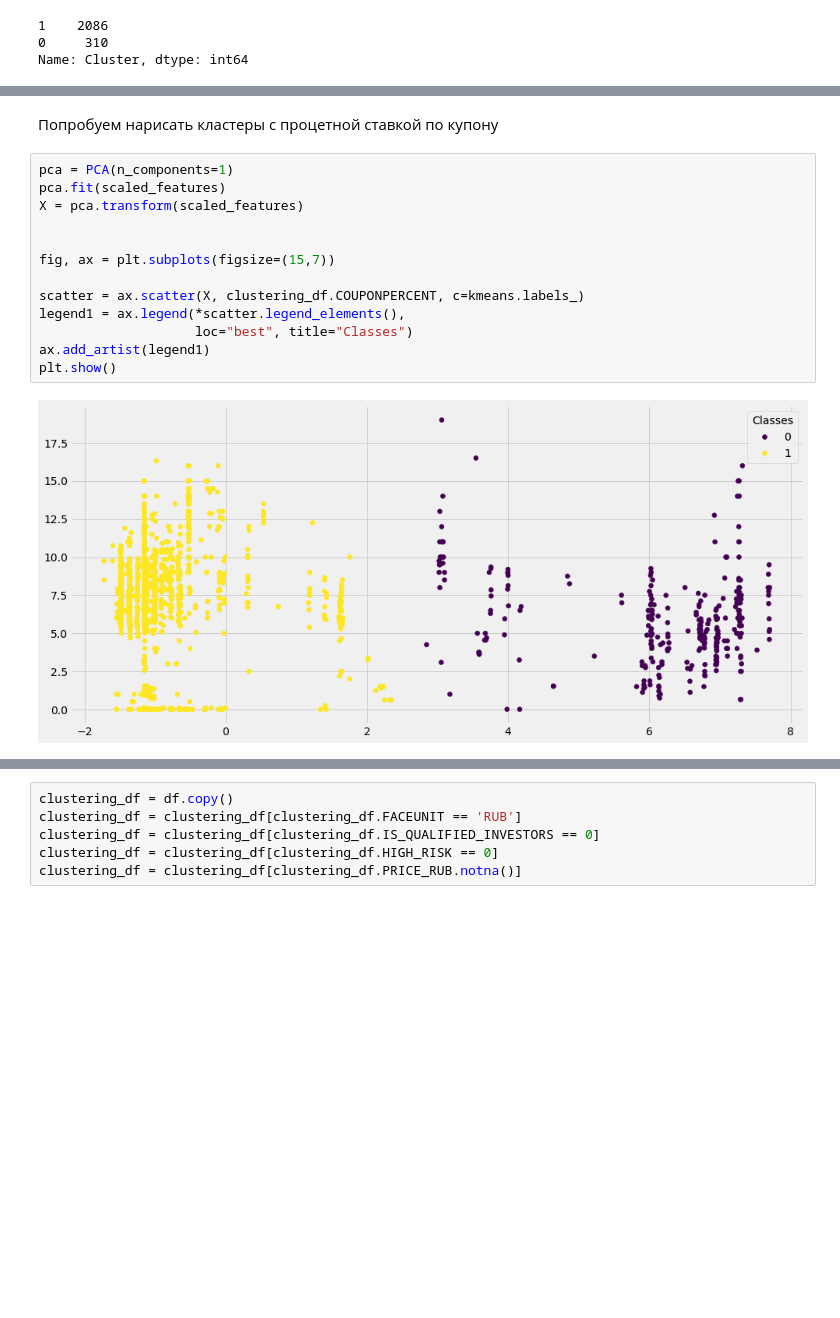
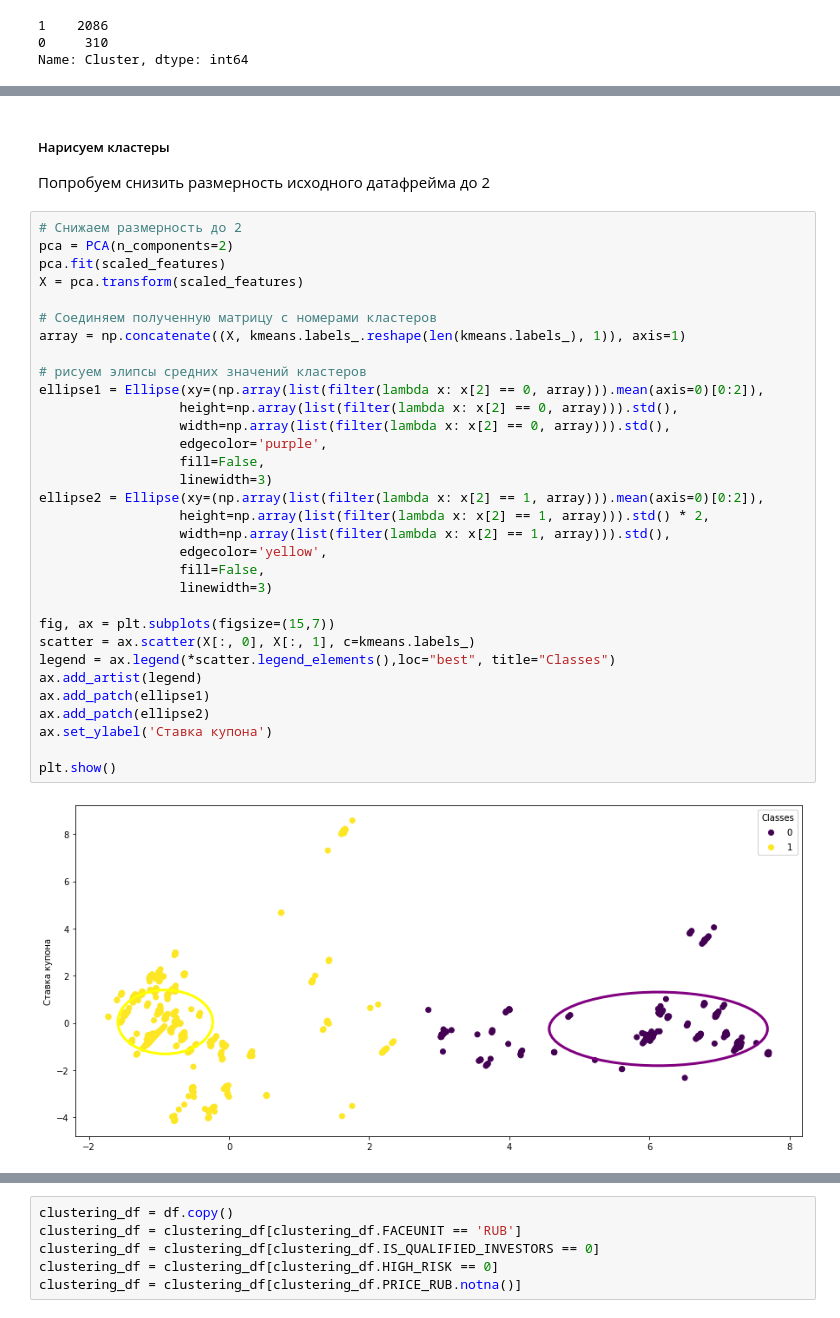
Before and after one commit to buxkirill/reboot_DA, a Jupyter notebook: final_project/final_project.ipynb, the cells around one changed output, grey strips where cells are left out. Cells and saved outputs as stored; diff of their text form; blank space fills up the shorter version.

```diff
--- a/final_project/final_project.ipynb
+++ b/final_project/final_project.ipynb
@@ -362,17 +358,37 @@ plt.show()
-# %% [markdown]
-Попробуем нарисать кластеры с процетной ставкой по купону
-# %%
-pca = PCA(n_components=1)
-pca.fit(scaled_features)
-X = pca.transform(scaled_features)
-
-
-fig, ax = plt.subplots(figsize=(15,7))
-
-scatter = ax.scatter(X, clustering_df.COUPONPERCENT, c=kmeans.labels_)
-legend1 = ax.legend(*scatter.legend_elements(),
-                    loc="best", title="Classes")
-ax.add_artist(legend1)
-plt.show()
-# %% [output]
-[figure, removed]
+# %% [markdown]
+##### Нарисуем кластеры
+Попробуем снизить размерность исходного датафрейма до 2
+# %%
+# Снижаем размерность до 2
+pca = PCA(n_components=2)
+pca.fit(scaled_features)
+X = pca.transform(scaled_features)
+
+# Соединяем полученную матрицу с номерами кластеров
+array = np.concatenate((X, kmeans.labels_.reshape(len(kmeans.labels_), 1)), axis=1)
+
+# рисуем элипсы средних значений кластеров
+ellipse1 = Ellipse(xy=(np.array(list(filter(lambda x: x[2] == 0, array))).mean(axis=0)[0:2]),
+                  height=np.array(list(filter(lambda x: x[2] == 0, array))).std(),
+                  width=np.array(list(filter(lambda x: x[2] == 0, array))).std(),
+                  edgecolor='purple',
+                  fill=False,
+                  linewidth=3)
+ellipse2 = Ellipse(xy=(np.array(list(filter(lambda x: x[2] == 1, array))).mean(axis=0)[0:2]),
+                  height=np.array(list(filter(lambda x: x[2] == 1, array))).std() * 2,
+                  width=np.array(list(filter(lambda x: x[2] == 1, array))).std(),
+                  edgecolor='yellow',
+                  fill=False,
+                  linewidth=3)
+
+fig, ax = plt.subplots(figsize=(15,7))
+scatter = ax.scatter(X[:, 0], X[:, 1], c=kmeans.labels_)
+legend = ax.legend(*scatter.legend_elements(),loc="best", title="Classes")
+ax.add_artist(legend)
+ax.add_patch(ellipse1)
+ax.add_patch(ellipse2)
+ax.set_ylabel('Ставка купона')
+
+plt.show()
+# %% [output]
+[figure, added]
```
Also changed, not shown: parts of 60 cells of this notebook.
